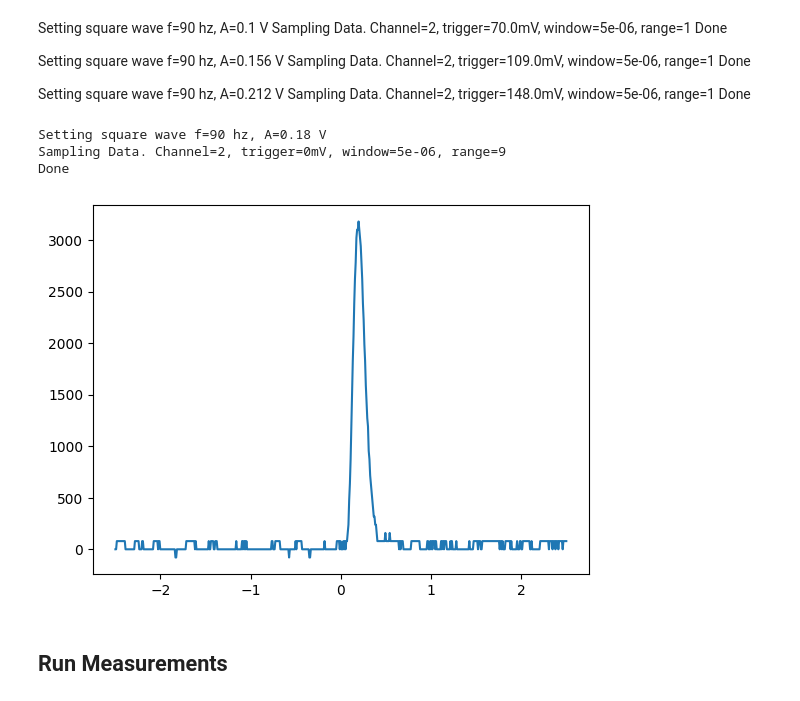
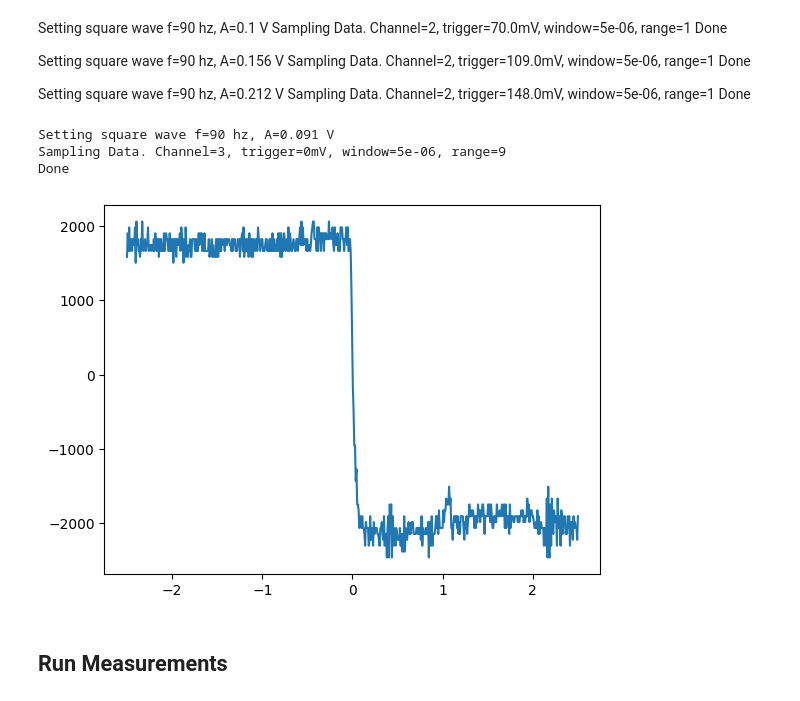
Before and after one commit to lab57/lab28-calibrate-cremat-stack, a Jupyter notebook: runCalibrations.ipynb, the cells around one changed output. Cells and saved outputs as stored; diff of their text form; code cells hidden in the pictures.

```diff
--- a/runCalibrations.ipynb
+++ b/runCalibrations.ipynb
@@ -62,16 +62,16 @@ Setting square wave f=90 hz, A=0.212 V
 Sampling Data. Channel=2, trigger=148.0mV, window=5e-06, range=1
 Done
 # %%
-t, data = takeDataVal(chandle, .18, rangeMap[10] , trigger=0, window=5e-6, channel=2) # Send a test pulse of amplitude 0.5V, get data, and show plot.
+t, data = takeDataVal(chandle, .091, rangeMap[10] , trigger=0, window=5e-6, channel=3) # Send a test pulse of amplitude 0.5V, get data, and show plot.
 #pps, errs = fitGaussian(t, data) # Fit to gauss
 plt.plot(t, data)
 #plt.plot(t, gauss(t, *pps))
 plt.show()
 # %% [output]
-Setting square wave f=90 hz, A=0.18 V
-Sampling Data. Channel=2, trigger=0mV, window=5e-06, range=9
+Setting square wave f=90 hz, A=0.091 V
+Sampling Data. Channel=3, trigger=0mV, window=5e-06, range=9
 Done
-[figure, old version]
+[figure, new version]
 # %% [markdown]
 ## Run Measurements
 # %%
```
